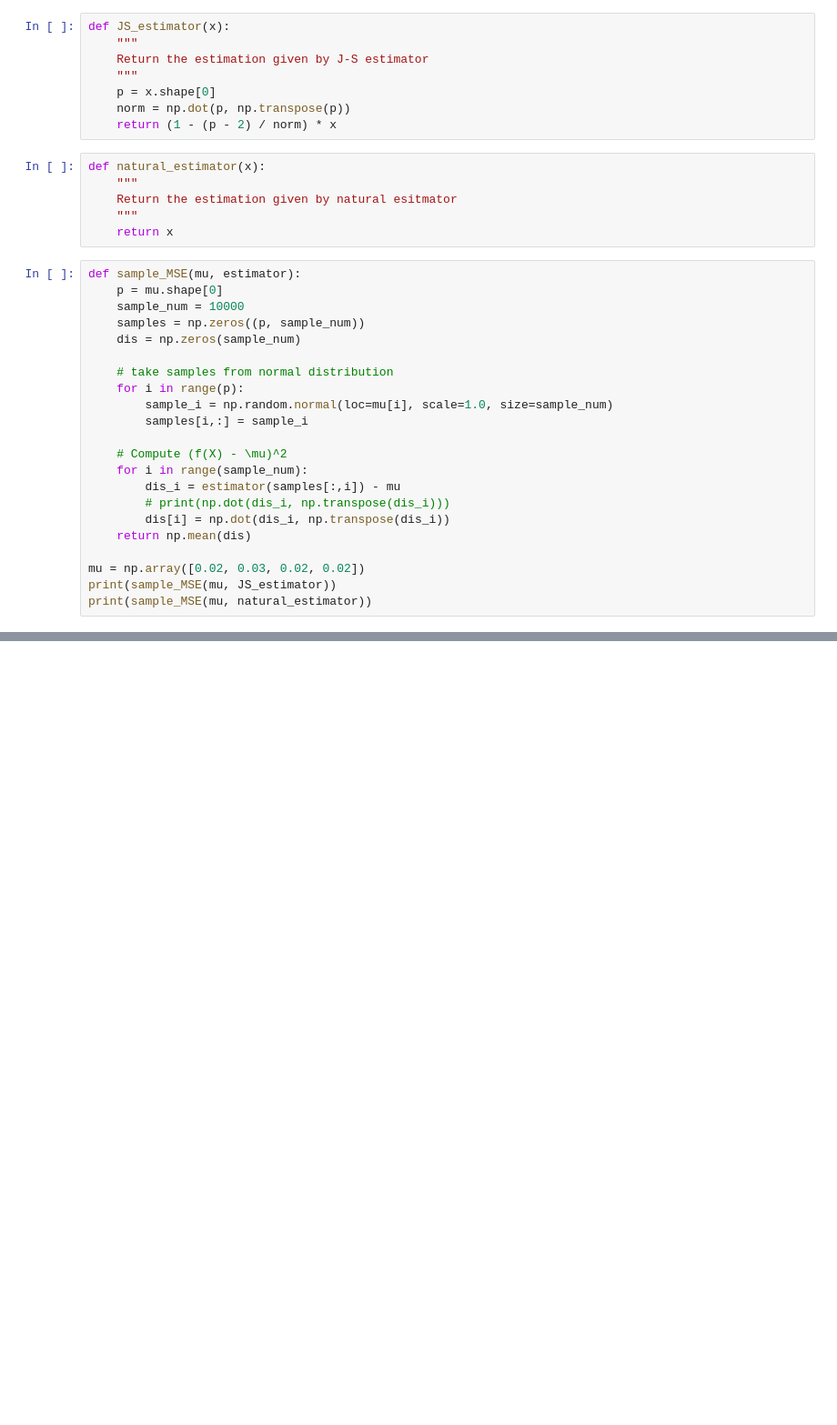
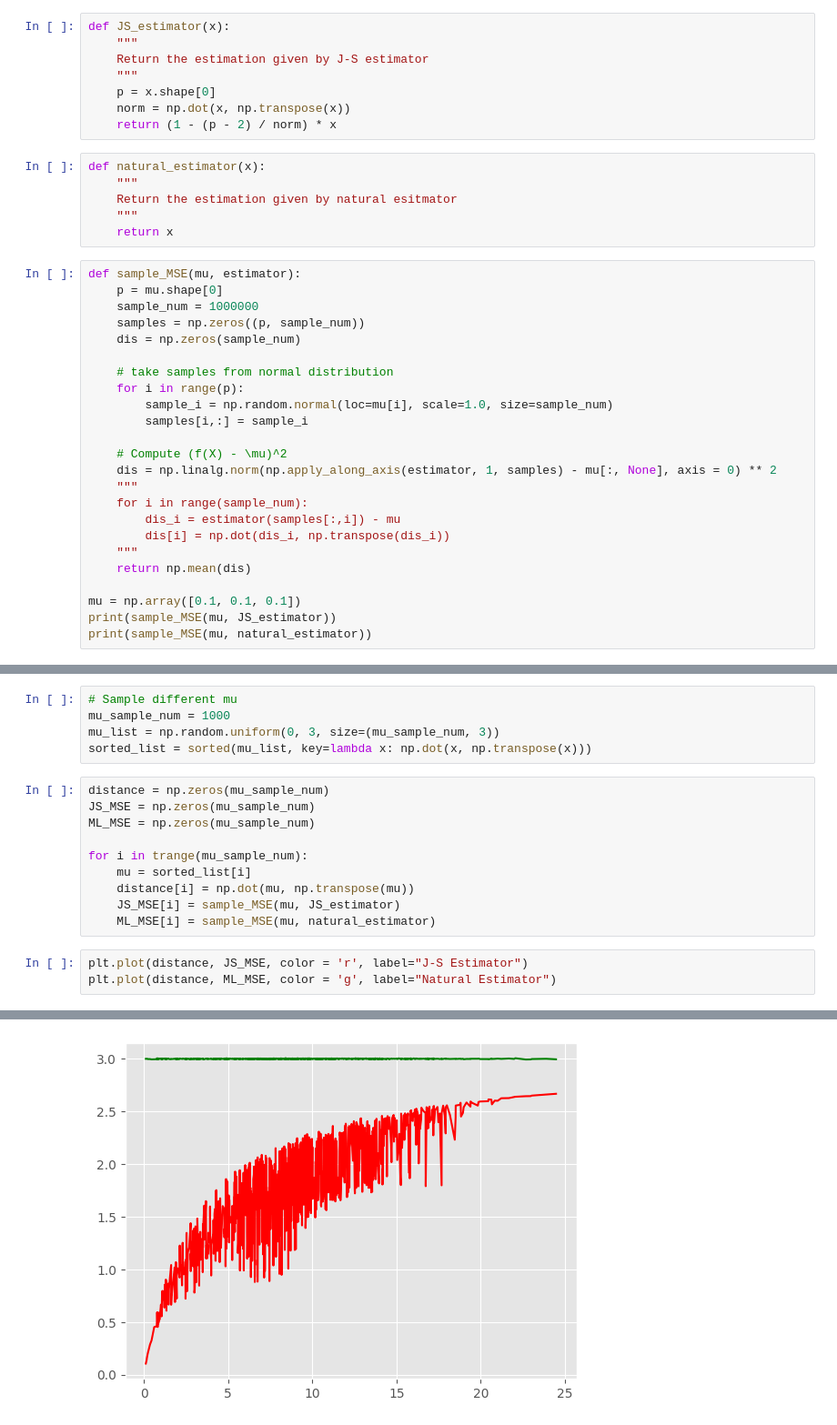
Before and after one commit to KeterWen/22FALL_ECE225, a Jupyter notebook: MSE_visualization.ipynb, the cells around one changed output, grey strips where cells are left out. Shown: that part at 91% size. Saved outputs shown, nothing was run; the diff lists cells and outputs as text; blank space fills up the shorter version.

```diff
--- a/MSE_visualization.ipynb
+++ b/MSE_visualization.ipynb
@@ -6,7 +10,7 @@ def JS_estimator(x):
     Return the estimation given by J-S estimator
     """
     p = x.shape[0]
-    norm = np.dot(p, np.transpose(p))
+    norm = np.dot(x, np.transpose(x))
     return (1 - (p - 2) / norm) * x
 # %%
 def natural_estimator(x):
@@ -17,7 +21,7 @@ def natural_estimator(x):
 # %%
 def sample_MSE(mu, estimator):
     p = mu.shape[0]
-    sample_num = 10000
+    sample_num = 1000000
     samples = np.zeros((p, sample_num))
     dis = np.zeros(sample_num)
 
@@ -27,13 +31,15 @@ def sample_MSE(mu, estimator):
         samples[i,:] = sample_i
 
     # Compute (f(X) - \mu)^2
+    dis = np.linalg.norm(np.apply_along_axis(estimator, 1, samples) - mu[:, None], axis = 0) ** 2
+    """
     for i in range(sample_num):
         dis_i = estimator(samples[:,i]) - mu
-        # print(np.dot(dis_i, np.transpose(dis_i)))
         dis[i] = np.dot(dis_i, np.transpose(dis_i))
+    """
     return np.mean(dis)
 
-mu = np.array([0.02, 0.03, 0.02, 0.02])
+mu = np.array([0.1, 0.1, 0.1])
 print(sample_MSE(mu, JS_estimator))
 print(sample_MSE(mu, natural_estimator))
 # %% [output]
@@ -41,0 +48,19 @@ print(sample_MSE(mu, natural_estimator))
+# %%
+# Sample different mu
+mu_sample_num = 1000
+mu_list = np.random.uniform(0, 3, size=(mu_sample_num, 3))
+sorted_list = sorted(mu_list, key=lambda x: np.dot(x, np.transpose(x)))
+# %%
+distance = np.zeros(mu_sample_num)
+JS_MSE = np.zeros(mu_sample_num)
+ML_MSE = np.zeros(mu_sample_num)
+
+for i in trange(mu_sample_num):
+    mu = sorted_list[i]
+    distance[i] = np.dot(mu, np.transpose(mu))
+    JS_MSE[i] = sample_MSE(mu, JS_estimator)
+    ML_MSE[i] = sample_MSE(mu, natural_estimator)
+# %%
+plt.plot(distance, JS_MSE, color = 'r', label="J-S Estimator")
+plt.plot(distance, ML_MSE, color = 'g', label="Natural Estimator")
+# %% [output]
@@ -41,0 +68 @@ print(sample_MSE(mu, natural_estimator))
+[figure, added]
```
Also changed, not shown: parts of 4 cells of this notebook, 1 other file.
